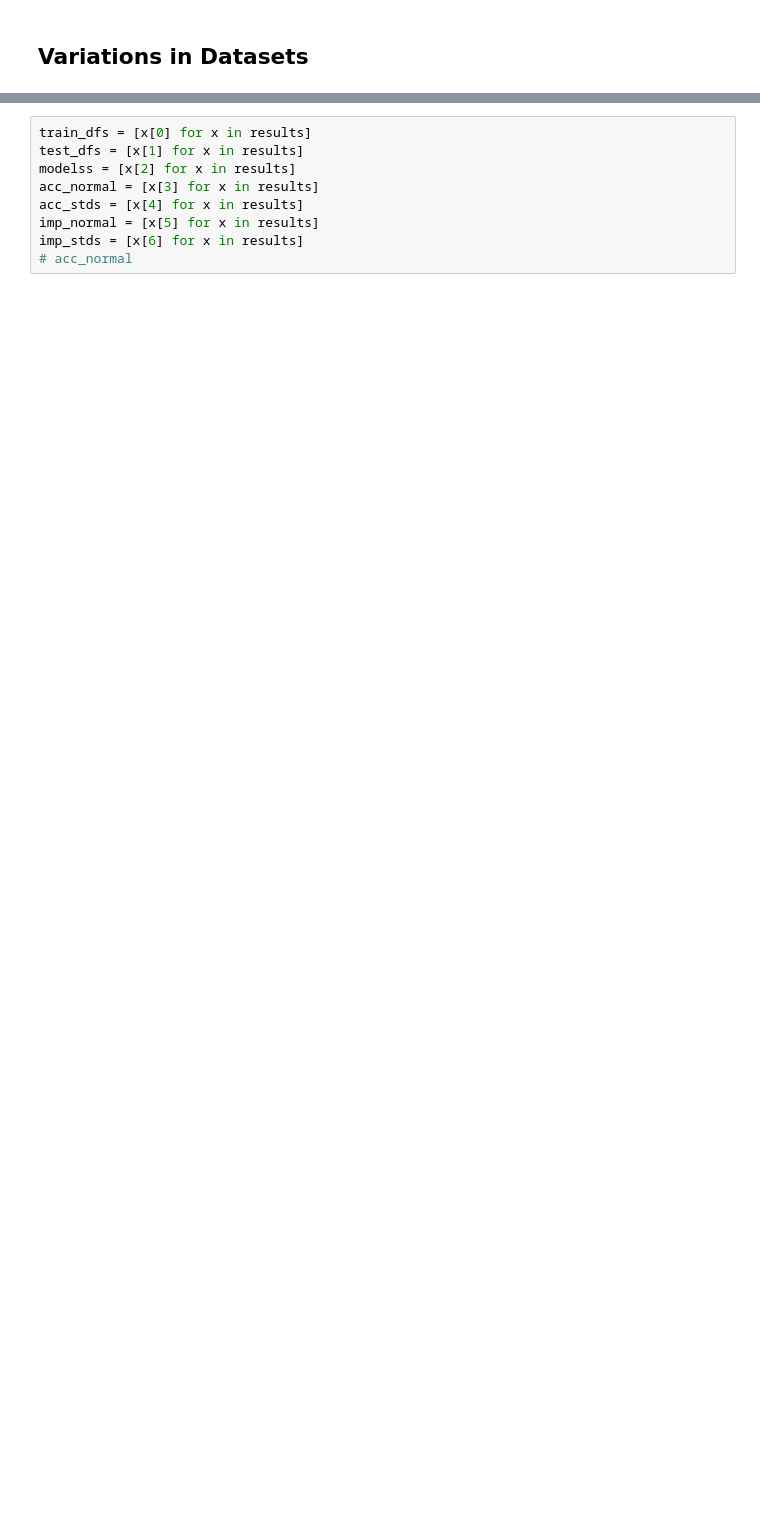
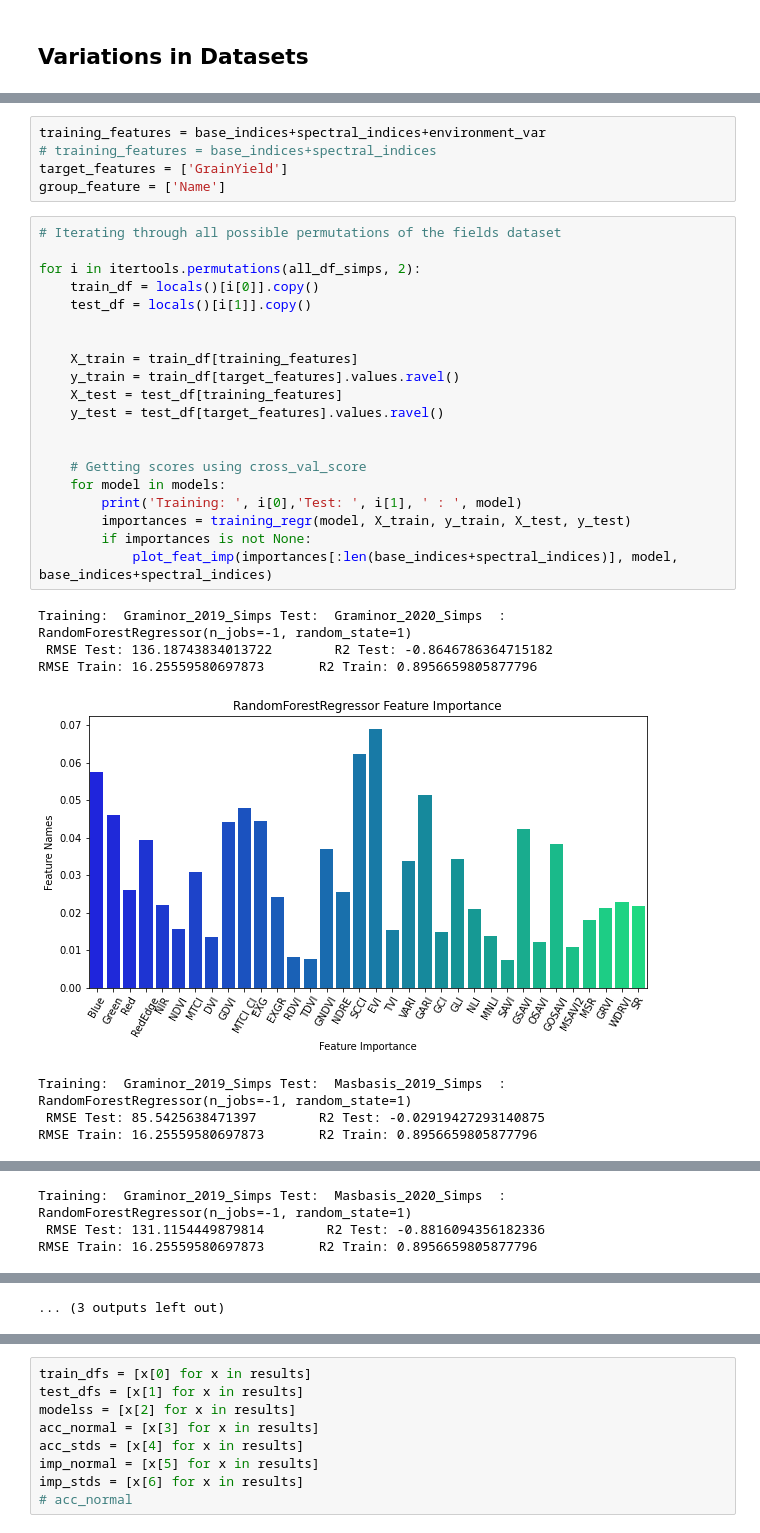
Before and after one commit to fahadijaz/spring_wheat_yield_prediction, a Jupyter notebook: 4. Model Training.ipynb, the cells around one changed output, grey strips where cells are left out. Saved outputs shown, nothing was run; the diff lists cells and outputs as text; blank space fills up the shorter version.

```diff
--- a/4. Model Training.ipynb
+++ b/4. Model Training.ipynb
@@ -582,0 +761,33 @@ id_cols_new = ['Plot_ID']
+# %%
+training_features = base_indices+spectral_indices+environment_var
+# training_features = base_indices+spectral_indices
+target_features = ['GrainYield']
+group_feature = ['Name']
+# %%
+# Iterating through all possible permutations of the fields dataset
+
+for i in itertools.permutations(all_df_simps, 2):
+    train_df = locals()[i[0]].copy()
+    test_df = locals()[i[1]].copy()
+
+
+    X_train = train_df[training_features]
+    y_train = train_df[target_features].values.ravel()
+    X_test = test_df[training_features]
+    y_test = test_df[target_features].values.ravel()
+
+
+    # Getting scores using cross_val_score
+    for model in models:
+        print('Training: ', i[0],'Test: ', i[1], ' : ', model)
+        importances = training_regr(model, X_train, y_train, X_test, y_test)
+        if importances is not None:
+            plot_feat_imp(importances[:len(base_indices+spectral_indices)], model, base_indices+spectral_indices)
+# %% [output]
+Training:  Graminor_2019_Simps Test:  Graminor_2020_Simps  :  RandomForestRegressor(n_jobs=-1, random_state=1)
+ RMSE Test: 136.18743834013722        R2 Test: -0.8646786364715182
+RMSE Train: 16.25559580697873       R2 Train: 0.8956659805877796
+[figure, added]
+Training:  Graminor_2019_Simps Test:  Masbasis_2019_Simps  :  RandomForestRegressor(n_jobs=-1, random_state=1)
+ RMSE Test: 85.5425638471397        R2 Test: -0.02919427293140875
+RMSE Train: 16.25559580697873       R2 Train: 0.8956659805877796
@@ -582,0 +795,3 @@ id_cols_new = ['Plot_ID']
+Training:  Graminor_2019_Simps Test:  Masbasis_2020_Simps  :  RandomForestRegressor(n_jobs=-1, random_state=1)
+ RMSE Test: 131.1154449879814        R2 Test: -0.8816094356182336
+RMSE Train: 16.25559580697873       R2 Train: 0.8956659805877796
@@ -582,0 +811 @@ id_cols_new = ['Plot_ID']
+... (3 outputs left out)
```
Also changed, not shown: parts of 80 cells of this notebook, 46 other files.
